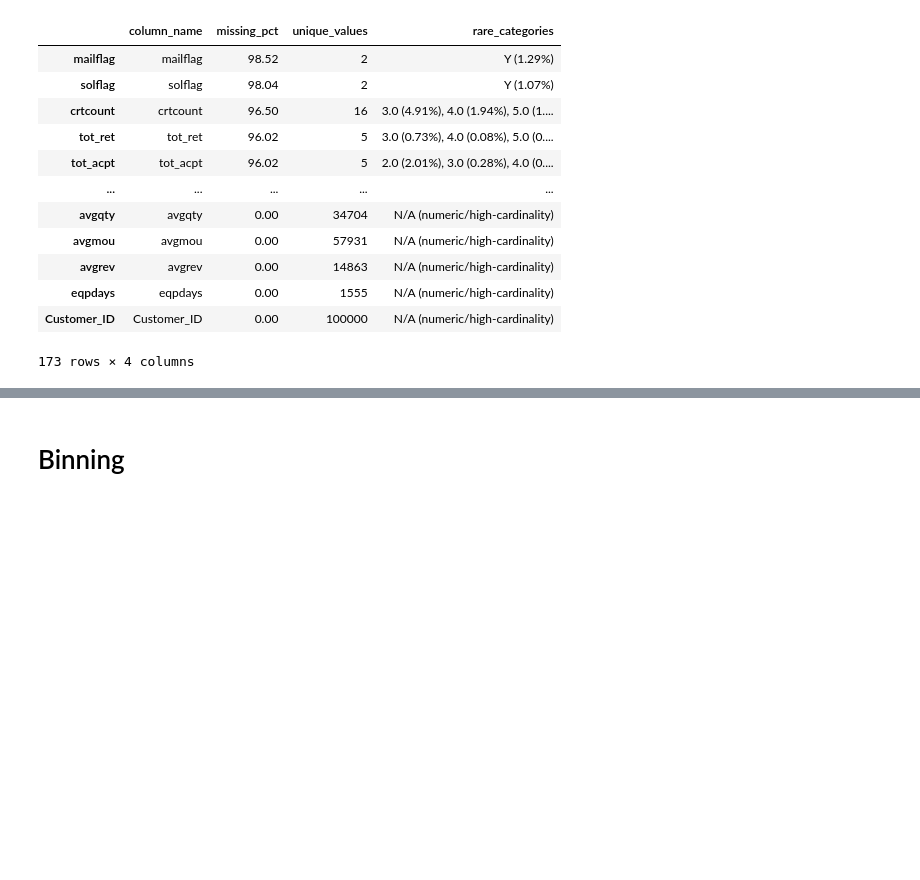
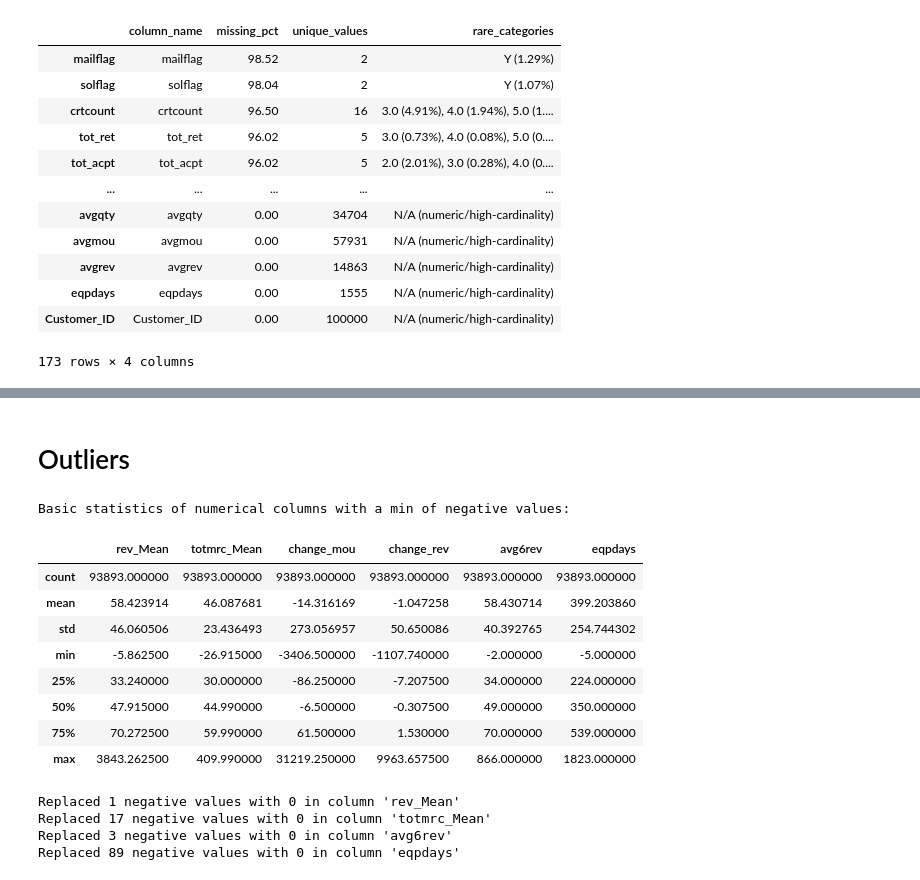
Before and after one commit to FelixVeaux/Telecom_Churn, a Jupyter notebook: 01_Initial_Data/Cleaning.ipynb, the cells around one changed output, grey strips where cells are left out. Cells and saved outputs as stored; diff of their text form; code cells hidden in the pictures; blank space fills up the shorter version.

```diff
--- a/01_Initial_Data/Cleaning.ipynb
+++ b/01_Initial_Data/Cleaning.ipynb
@@ -175,12 +261,51 @@ display(high_missing_columns)
+# %%
+import missingno as mg
+
+df = df.dropna()
+df.to_csv('Churn_Data_cleaned.csv', index=False)
+
+# missing_cols = df.columns[df.isnull().mean() > 0]
+# mg.matrix(df[missing_cols], figsize=(12, 6))
+# plt.title('Missing Values Matrix')
+# plt.show()
 # %% [markdown]
-# Binning
+# Outliers
-# %%
-df['income_bin'] = pd.qcut(df['income'], q=3, labels=['Low Income', 'Mid Income', 'High Income'])
-df['hnd_price_bin'] = pd.cut(df['hnd_price'],
-                             bins=[0, 100, 300, df['hnd_price'].max()],
-                             labels=['Budget', 'Midrange', 'Premium'])
-df['eqp_age_bin'] = pd.cut(df['eqpdays'],
-                           bins=[0, 365, 730, df['eqpdays'].max()],
-                           labels=['<1 year', '1–2 years', '2+ years'])
-df['usage_bin'] = pd.qcut(df['avg3mou'], q=4, labels=['Very Low', 'Low', 'High', 'Very High'])
-df['pcowner_flag'] = df['pcowner'].apply(lambda x: 'Y' if x == 'Y' else 'N')
+# %%
+numeric_df = df.select_dtypes(include=[np.number])
+print("\nBasic statistics of numerical columns with a min of negative values:")
+display(numeric_df.describe().loc[:, (numeric_df < 0).any(axis=0)])
+# %% [output]
+Basic statistics of numerical columns with a min of negative values:
+|  | rev_Mean | totmrc_Mean | change_mou | change_rev | avg6rev | eqpdays |
+| count | 93893.000000 | 93893.000000 | 93893.000000 | 93893.000000 | 93893.000000 | 93893.000000 |
+| mean | 58.423914 | 46.087681 | -14.316169 | -1.047258 | 58.430714 | 399.203860 |
+| std | 46.060506 | 23.436493 | 273.056957 | 50.650086 | 40.392765 | 254.744302 |
+| min | -5.862500 | -26.915000 | -3406.500000 | -1107.740000 | -2.000000 | -5.000000 |
+| 25% | 33.240000 | 30.000000 | -86.250000 | -7.207500 | 34.000000 | 224.000000 |
+| 50% | 47.915000 | 44.990000 | -6.500000 | -0.307500 | 49.000000 | 350.000000 |
+| 75% | 70.272500 | 59.990000 | 61.500000 | 1.530000 | 70.000000 | 539.000000 |
+| max | 3843.262500 | 409.990000 | 31219.250000 | 9963.657500 | 866.000000 | 1823.000000 |
+# %%
+# Replace negative values with 0 in specified columns
+cols_to_replace = ['rev_Mean', 'totmrc_Mean', 'avg6rev', 'eqpdays']
+
+# Store counts of how many values are replaced
+replacement_counts = {}
+
+for col in cols_to_replace:
+    if col in df.columns:
+        # Count negative values
+        neg_count = (df[col] < 0).sum()
+        replacement_counts[col] = neg_count
+
+        # Replace negative values with 0
+        df[col] = df[col].clip(lower=0)
+
+# Print summary of replacements
+for col, count in replacement_counts.items():
+    print(f"Replaced {count} negative values with 0 in column '{col}'")
+# %% [output]
+Replaced 1 negative values with 0 in column 'rev_Mean'
+Replaced 17 negative values with 0 in column 'totmrc_Mean'
+Replaced 3 negative values with 0 in column 'avg6rev'
+Replaced 89 negative values with 0 in column 'eqpdays'
```
Also changed, not shown: parts of 22 cells of this notebook, 1 other file.
